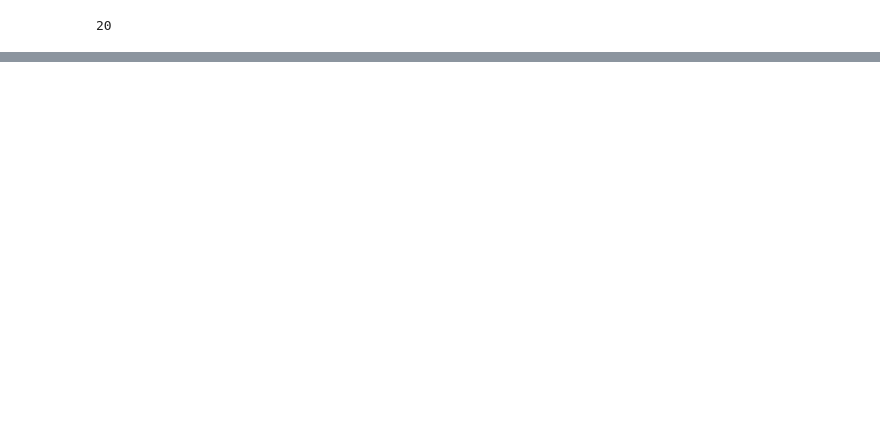
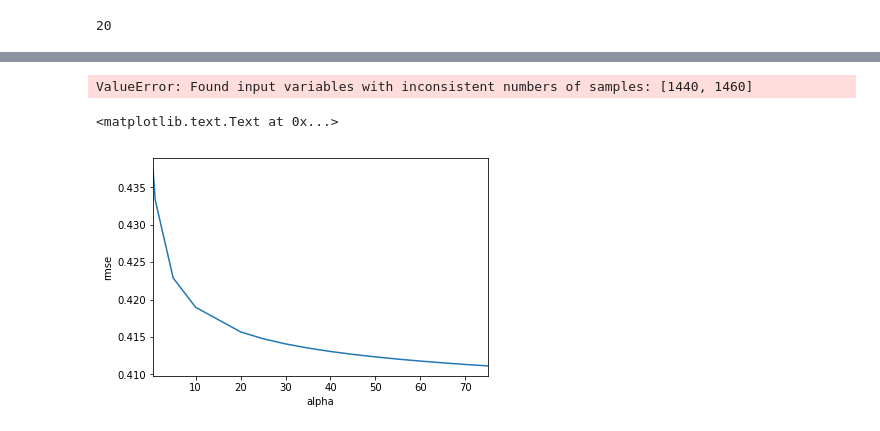
Before and after one commit to ashwingadam1/practice, a Jupyter notebook: boston_housing.ipynb, the cells around one changed output, grey strips where cells are left out. Saved outputs shown, nothing was run; the diff lists cells and outputs as text; code cells hidden in the pictures; blank space fills up the shorter version.

```diff
--- a/boston_housing.ipynb
+++ b/boston_housing.ipynb
@@ -122,7 +124,7 @@ numerical_var=[f for f in train.columns if train.dtypes[f]
         != 'object']
 catagorical_var=[f for f in train.columns if train.dtypes[f] == 'object']
 # %%
-train=train.dropna()
+train=train.fillna(train.mean())
 test=test.dropna()
 # %%
 combain=pd.concat([train,test],axis=0)
@@ -144,0 +171,8 @@ combain[skewed]=np.log1p(combain[skewed])
+# %%
+X_train = combain[:1440]
+X_test = combain[1441:]
+y = y_train
+# %%
+def rmse_cv(model):
+    rmse=np.sqrt(-(cross_val_score(model,X_train,y,scoring="neg_mean_squared_error",cv=5)))
+    return rmse
@@ -144,0 +181,13 @@ combain[skewed]=np.log1p(combain[skewed])
+# %%
+alphas=[0.5,1,5,10,20,25,30,35,40,45,50,55,60,65,70,75]
+ridge_cv_values=[rmse_cv(Ridge(alpha=alp)).mean() for alp in alphas]
+# %% [output]
+ValueError: Found input variables with inconsistent numbers of samples: [1440, 1460]
+# %%
+ridge_cv_values=pd.Series(ridge_cv_values,index=alphas)
+ridge_cv_values.plot()
+plt.xlabel("alpha")
+plt.ylabel("rmse")
+# %% [output]
+<matplotlib.text.Text at 0x...>
+[figure, added]
```
Also changed, not shown: parts of 6 cells of this notebook.
